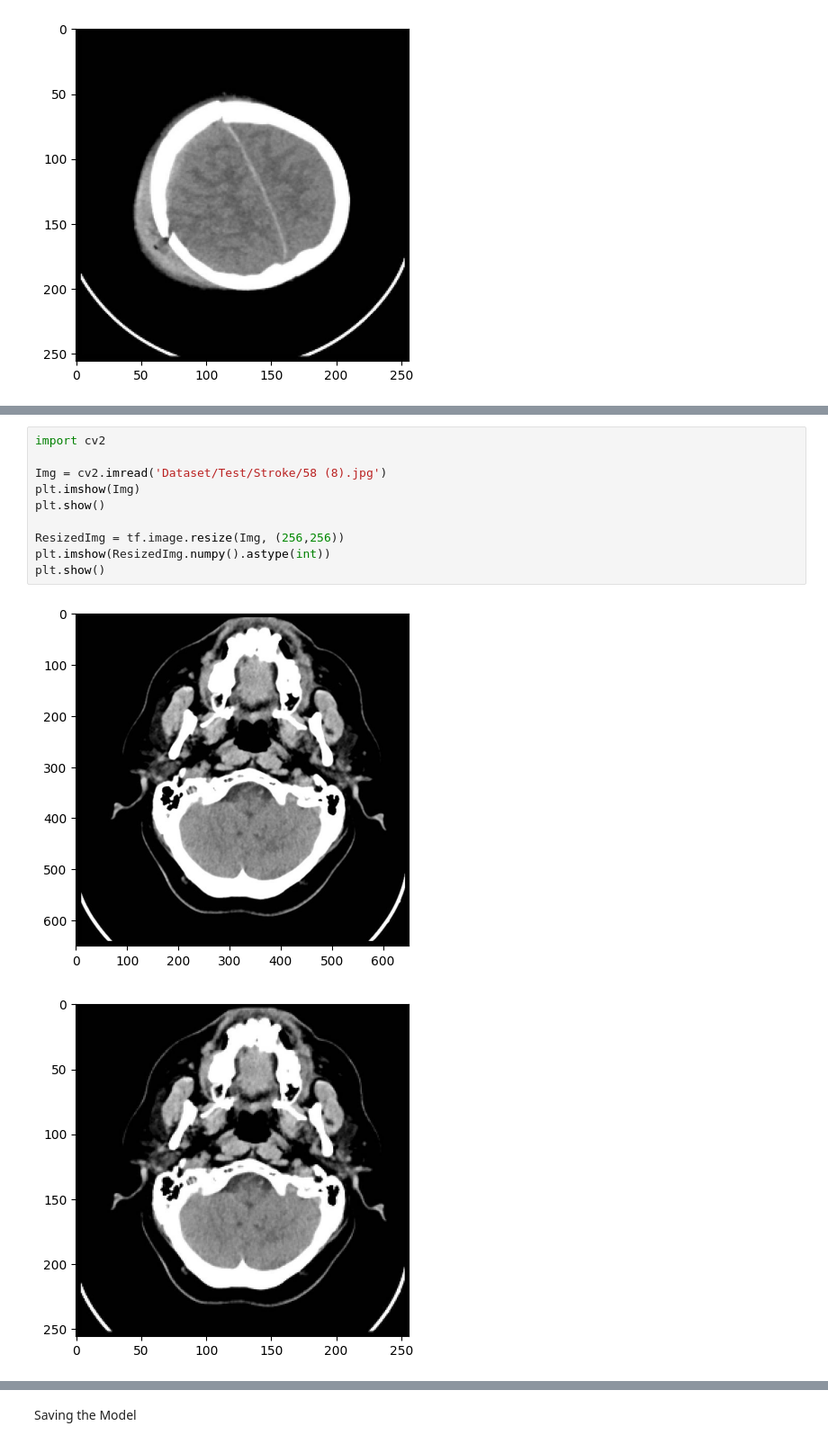
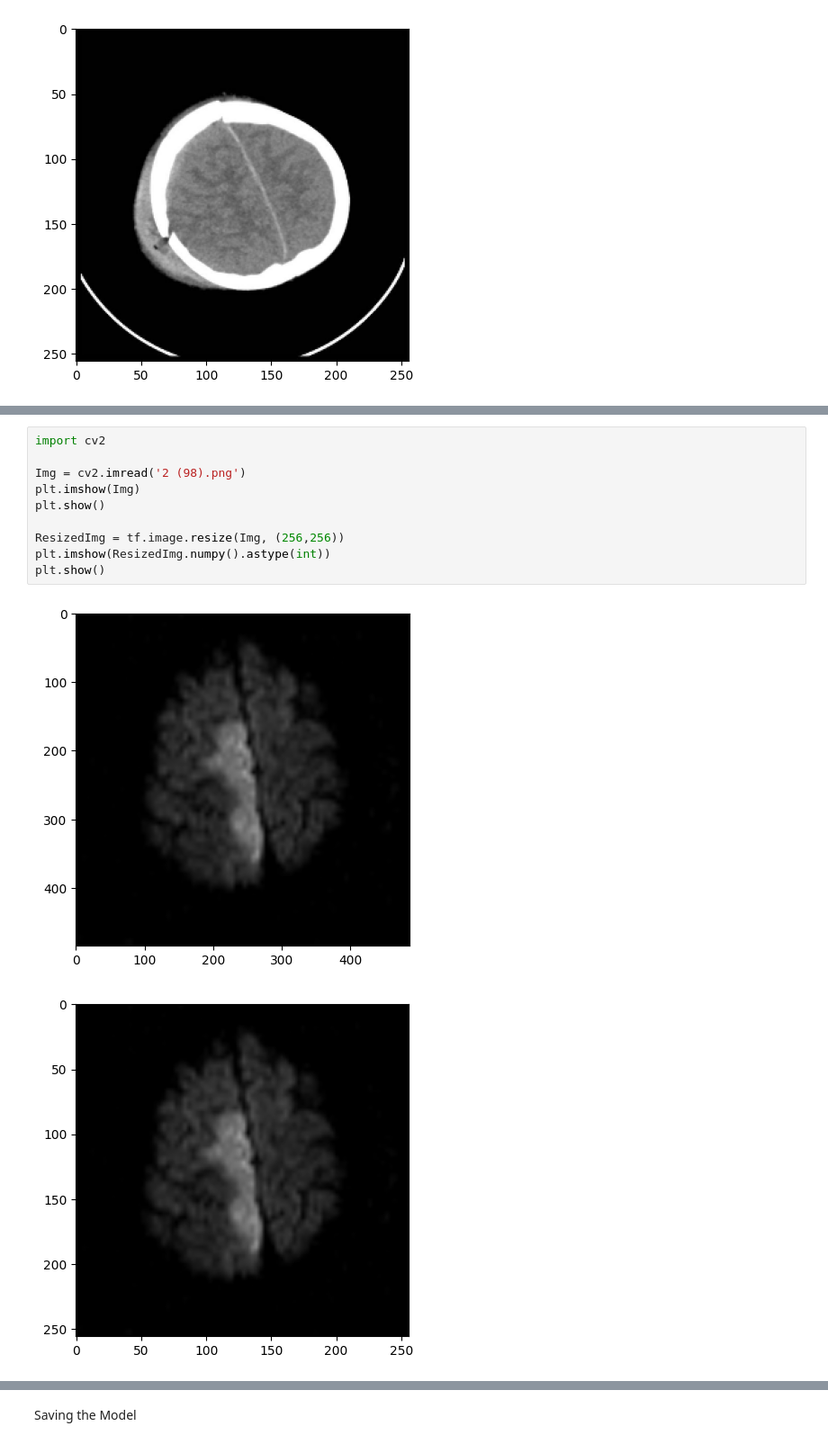
Before and after one commit to AkramOM606/DeepLearning-CNN-Brain-Stroke-Prediction, a Jupyter notebook: main.ipynb, the cells around one changed output, grey strips where cells are left out. Shown: that part at 90% size. Saved outputs shown, nothing was run; the diff lists cells and outputs as text.

```diff
--- a/main.ipynb
+++ b/main.ipynb
@@ -201,16 +208,16 @@ Predicted class is Normal
 # %%
 import cv2
 
-Img = cv2.imread('Dataset/Test/Stroke/58 (8).jpg')
+Img = cv2.imread('2 (98).png')
 plt.imshow(Img)
 plt.show()
 
 ResizedImg = tf.image.resize(Img, (256,256))
 plt.imshow(ResizedImg.numpy().astype(int))
 plt.show()
 # %% [output]
-[figure, old version]
+[figure, new version]
-[figure, old version]
+[figure, new version]
 # %%
 yhat = Model.predict(np.expand_dims(ResizedImg/255, 0))
 print(yhat)
```
Also changed, not shown: parts of 10 cells of this notebook.
